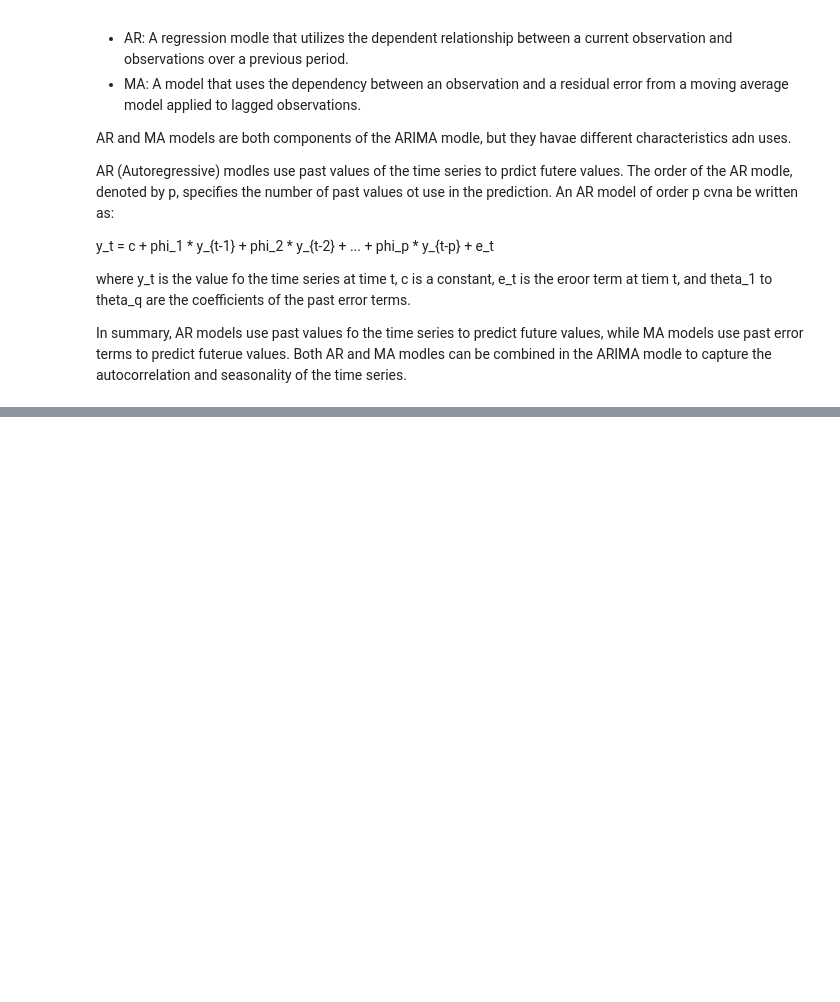
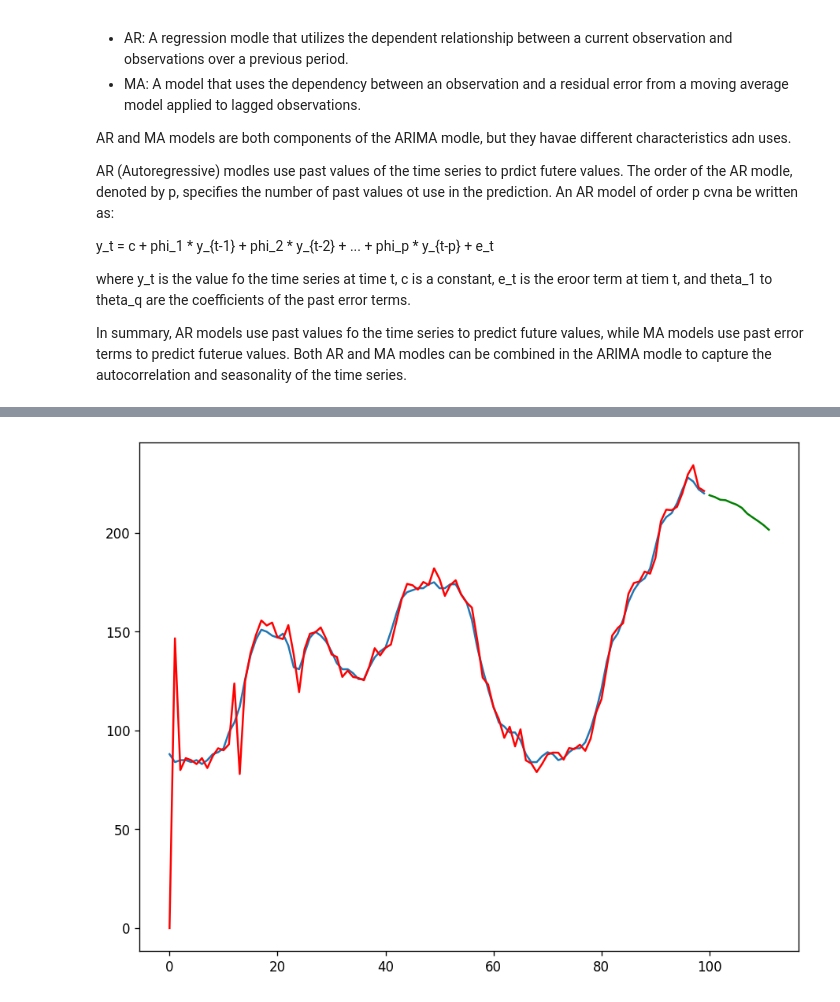
Before and after one commit to Ind-saurabh-kumar/Data_Science_Course, a Jupyter notebook: Deep_Learning_with_tensorflow/arima.ipynb, the cells around one changed output, grey strips where cells are left out. Drawn from its saved outputs; the diff is of its cells as text; code cells hidden in the pictures; blank space fills up the shorter version.

```diff
--- a/Deep_Learning_with_tensorflow/arima.ipynb
+++ b/Deep_Learning_with_tensorflow/arima.ipynb
@@ -36,0 +202,4 @@ modle = ARIMA(df['#Pasengers'], order=(2,1,2))
+# %%
+df=pd.read_csv('https://raw.githubusercontent.com/selva86/datasets/master/wwwusage.csv', names=['value'], header=0)
+y = df.value
+df.head()
@@ -36,0 +237,8 @@ modle = ARIMA(df['#Pasengers'], order=(2,1,2))
+# %%
+model = auto_arima(y, start_p=0, start_q=0,
+                   max_p=5, max_q=5, m=12,
+                   start_P=0, seasonal=True,
+                   d=2, D=1, trace=True,
+                   error_action='ignore',
+                   suporess_warnings=True,
+                   stepwise=True)
@@ -36,0 +297,2 @@ modle = ARIMA(df['#Pasengers'], order=(2,1,2))
+# %%
+forecast = model.predict(n_periods=12)
@@ -36,0 +306,7 @@ modle = ARIMA(df['#Pasengers'], order=(2,1,2))
+# %%
+plt.plot(y)
+plt.plot(model.predict_in_sample(), color='red')
+plt.plot(forecast, color='green')
+plt.show()
+# %% [output]
+[figure, added]
```
Also changed, not shown: parts of 27 cells of this notebook.
